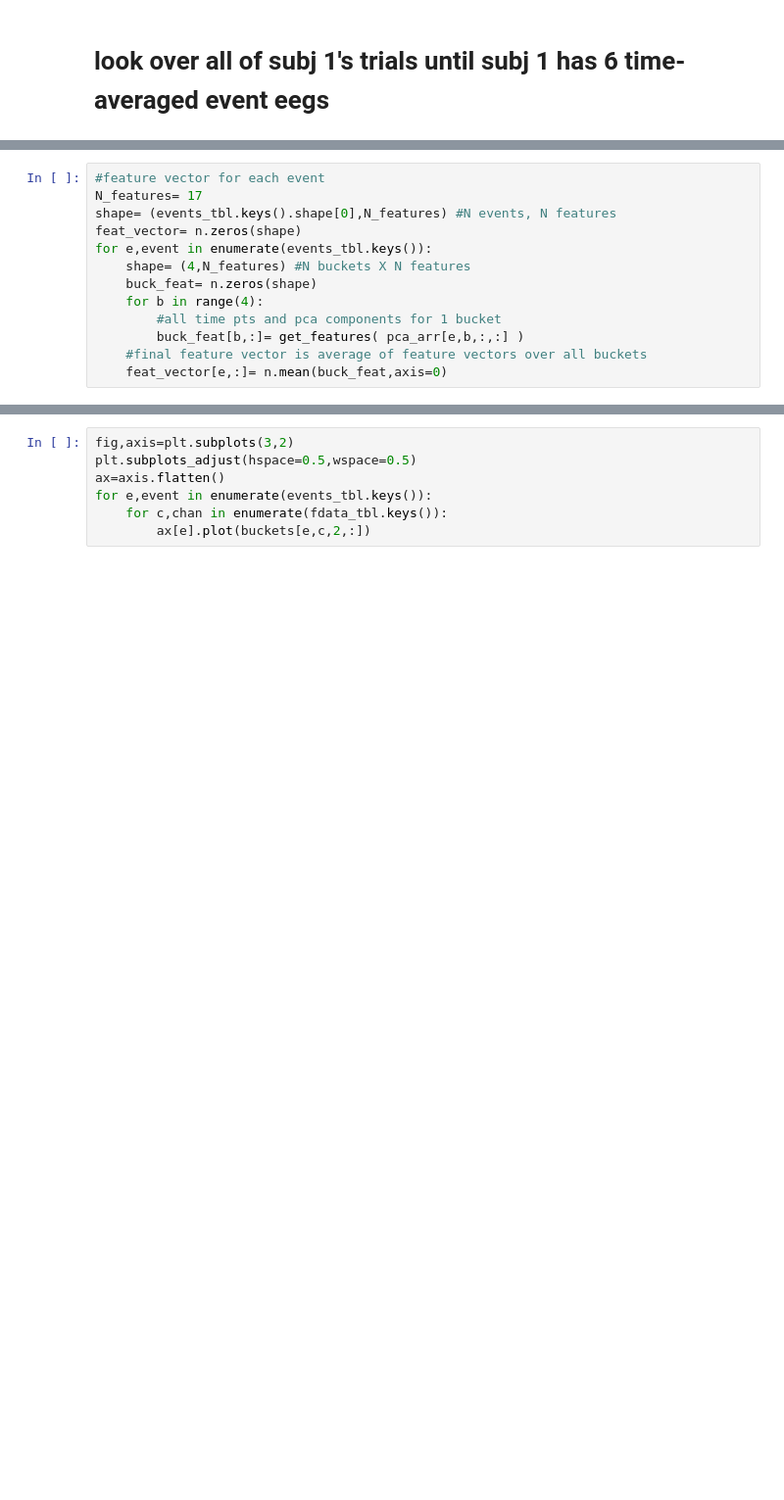
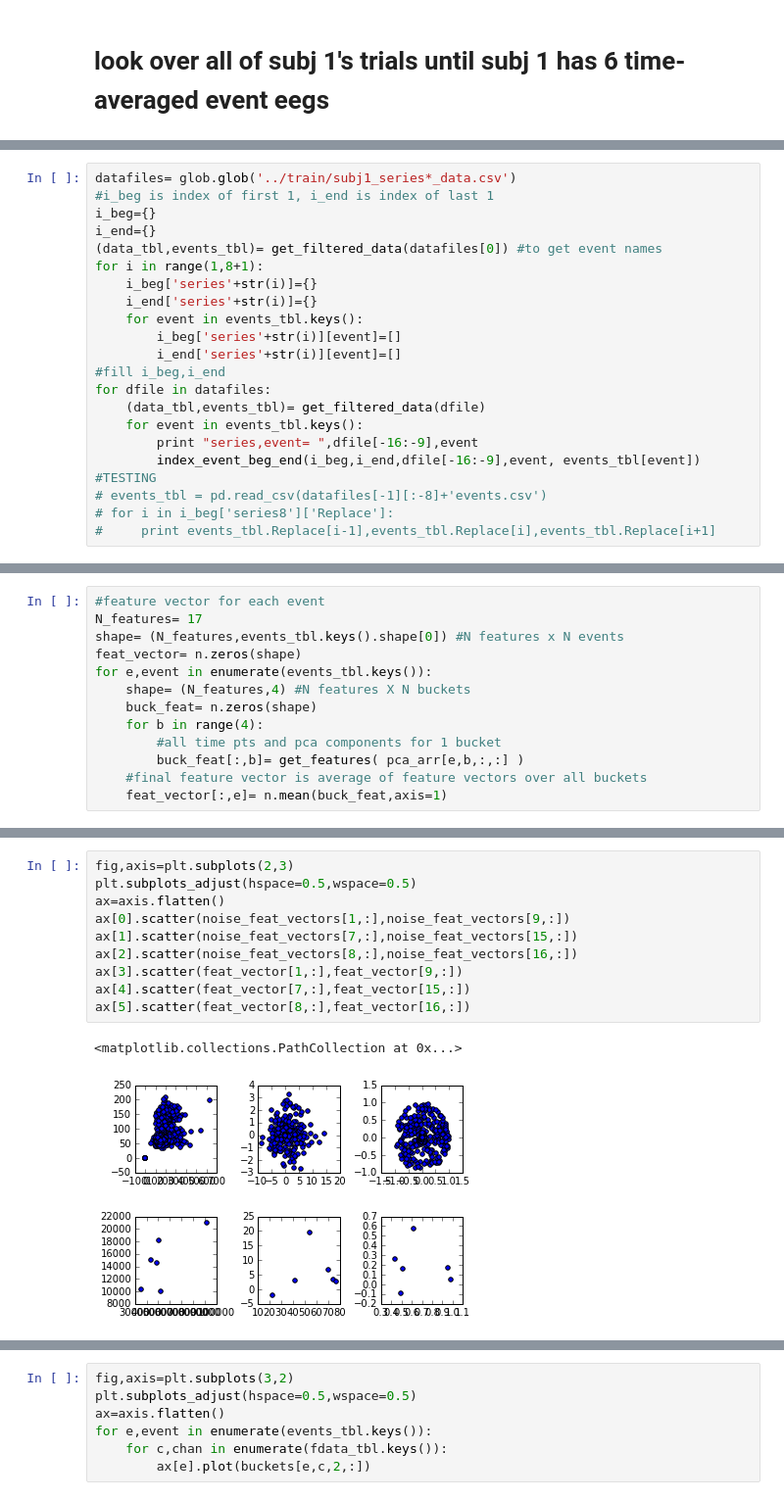
Before and after one commit to kaylanb/IndominusRex, a Jupyter notebook: code/process.ipynb, the cells around one changed output, grey strips where cells are left out. Shown at 98% size. Cells and saved outputs as stored; diff of their text form; blank space fills up the shorter version.

```diff
--- a/code/process.ipynb
+++ b/code/process.ipynb
@@ -105,0 +131,22 @@ TypeError: can only concatenate list (not "str") to list
+# %%
+datafiles= glob.glob('../train/subj1_series*_data.csv')
+#i_beg is index of first 1, i_end is index of last 1
+i_beg={}
+i_end={}
+(data_tbl,events_tbl)= get_filtered_data(datafiles[0]) #to get event names
+for i in range(1,8+1):
+    i_beg['series'+str(i)]={}
+    i_end['series'+str(i)]={}
+    for event in events_tbl.keys():
+        i_beg['series'+str(i)][event]=[]
+        i_end['series'+str(i)][event]=[]
+#fill i_beg,i_end
+for dfile in datafiles:
+    (data_tbl,events_tbl)= get_filtered_data(dfile)
+    for event in events_tbl.keys():
+        print "series,event= ",dfile[-16:-9],event
+        index_event_beg_end(i_beg,i_end,dfile[-16:-9],event, events_tbl[event])
+#TESTING
+# events_tbl = pd.read_csv(datafiles[-1][:-8]+'events.csv')
+# for i in i_beg['series8']['Replace']:
+#     print events_tbl.Replace[i-1],events_tbl.Replace[i],events_tbl.Replace[i+1]
@@ -160,13 +208,13 @@ for e,event in enumerate(events_tbl.keys()):
 # %%
 #feature vector for each event
 N_features= 17
-shape= (events_tbl.keys().shape[0],N_features) #N events, N features
+shape= (N_features,events_tbl.keys().shape[0]) #N features x N events
 feat_vector= n.zeros(shape)
 for e,event in enumerate(events_tbl.keys()):
-    shape= (4,N_features) #N buckets X N features
+    shape= (N_features,4) #N features X N buckets
     buck_feat= n.zeros(shape)
     for b in range(4):
         #all time pts and pca components for 1 bucket
-        buck_feat[b,:]= get_features( pca_arr[e,b,:,:] )
+        buck_feat[:,b]= get_features( pca_arr[e,b,:,:] )
     #final feature vector is average of feature vectors over all buckets
-    feat_vector[e,:]= n.mean(buck_feat,axis=0)
+    feat_vector[:,e]= n.mean(buck_feat,axis=1)
@@ -192,0 +325,13 @@ auto features avg 4 buckets:
+# %%
+fig,axis=plt.subplots(2,3)
+plt.subplots_adjust(hspace=0.5,wspace=0.5)
+ax=axis.flatten()
+ax[0].scatter(noise_feat_vectors[1,:],noise_feat_vectors[9,:])
+ax[1].scatter(noise_feat_vectors[7,:],noise_feat_vectors[15,:])
+ax[2].scatter(noise_feat_vectors[8,:],noise_feat_vectors[16,:])
+ax[3].scatter(feat_vector[1,:],feat_vector[9,:])
+ax[4].scatter(feat_vector[7,:],feat_vector[15,:])
+ax[5].scatter(feat_vector[8,:],feat_vector[16,:])
+# %% [output]
+<matplotlib.collections.PathCollection at 0x...>
+[figure, added]
```
Also changed, not shown: parts of 18 cells of this notebook.
